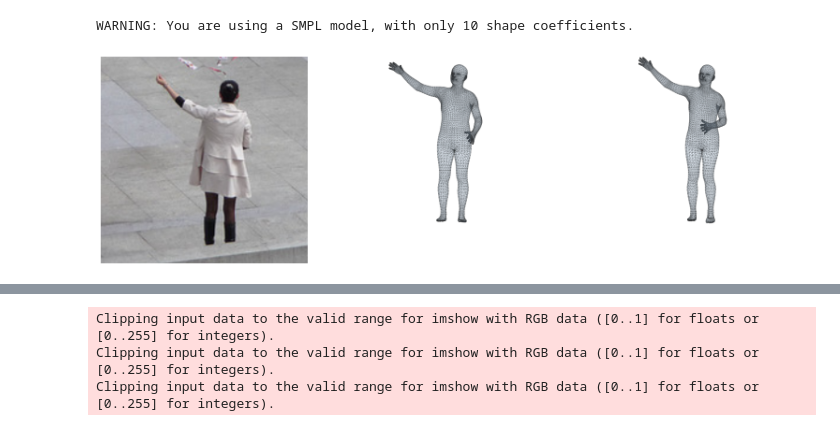
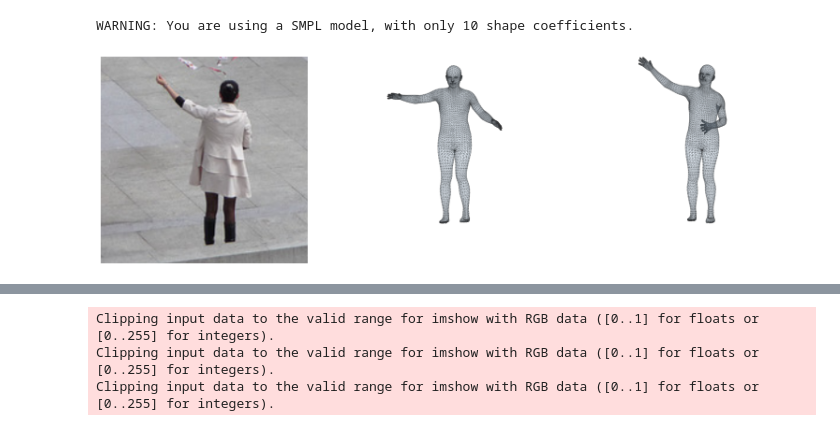
Before and after one commit to sspsk/thesis, a Jupyter notebook: notebooks/projection.ipynb, the cells around one changed output, grey strips where cells are left out. Saved outputs shown, nothing was run; the diff lists cells and outputs as text; code cells hidden in the pictures.

```diff
--- a/notebooks/projection.ipynb
+++ b/notebooks/projection.ipynb
@@ -64,3 +64,6 @@ smpl = get_smpl_model(use_feet_keypoints=True,use_hands=True,extra=True)
 WARNING: You are using a SMPL model, with only 10 shape coefficients.
 # %%
 sample = dataset[10]#11 is the man with the disc
+# %%
+rdir =torch.randn(1,144)
+rdir = rdir/torch.linalg.norm(rdir)
@@ -67,14 +72,16 @@ sample = dataset[10]#11 is the man with the disc
 # %%
-cam,pose,shape = model_hmr(sample['img'].unsqueeze(0))
-pose_mat = rot6d_to_rotmat(pose[-1].reshape(-1,6)).reshape(-1,24,3,3).flatten(2,3)
-output_hmr = smpl(global_orient=pose_mat[:,:1,:],body_pose=pose_mat[:,1:,:],betas=shape[-1],pose2rot=False)
+#cam,pose,shape = model_hmr(sample['img'].unsqueeze(0))
+#pose_mat = rot6d_to_rotmat(pose[-1].reshape(-1,6)).reshape(-1,24,3,3).flatten(2,3)
+#output_hmr = smpl(global_orient=pose_mat[:,:1,:],body_pose=pose_mat[:,1:,:],betas=shape[-1],pose2rot=False)
 #pose,shape,_ = model_prohmr.sample(sample['img'].unsqueeze(0))
 #pose_mat = rot6d_to_rotmat(pose.reshape(-1,6)).reshape(-1,24,3,3).flatten(2,3)
 #output_prohmr1 = smpl(global_orient=pose_mat[:,:1,:],body_pose=pose_mat[:,1:,:],betas=shape,pose2rot=False)
 #
-#pose,shape,_ = model_prohmr.sample(sample['img'].unsqueeze(0))
-#pose_mat = rot6d_to_rotmat(pose.reshape(-1,6)).reshape(-1,24,3,3).flatten(2,3)
-#output_prohmr2 = smpl(global_orient=pose_mat[:,:1,:],body_pose=pose_mat[:,1:,:],betas=shape,pose2rot=False)
+
+z = 21*rdir
+pose,shape,_ = model_prohmr.inference(sample['img'].unsqueeze(0),z=z)
+pose_mat = rot6d_to_rotmat(pose.reshape(-1,6)).reshape(-1,24,3,3).flatten(2,3)
+output_prohmr2 = smpl(global_orient=pose_mat[:,:1,:],body_pose=pose_mat[:,1:,:],betas=shape,pose2rot=False)
 
 pose_gt = sample['pose'].unsqueeze(0).flatten(2,3)
 shape_gt = sample['shape'].unsqueeze(0)
@@ -88,33 +95,33 @@ ax3 = fig.add_axes(133,projection='3d')
 
 mean=torch.tensor([0.485, 0.456, 0.406])
 std=torch.tensor([0.229, 0.224, 0.225])
 img = sample['img']*std.unsqueeze(-1).unsqueeze(-1) + mean.unsqueeze(-1).unsqueeze(-1)
 ax1.imshow(img.permute(1,2,0).numpy())
 ax1.set_axis_off()
 
 ax2 = display_model(
-            {'verts': output_hmr.vertices.cpu().detach(),
-             'joints': output_hmr.joints[0,:24,:].cpu().detach()},
+            {'verts': output_prohmr2.vertices.cpu().detach(),
+             'joints': output_prohmr2.joints[0,:24,:].cpu().detach()},
             model_faces=smpl.faces.astype(int),
             with_joints=False,
             kintree_table=smpl.parents,
             savepath=None,
             show=False,
             ax=ax2,
             alpha=0.1)
 ax2.view_init(elev=-90,azim=-90)
 ax2.set_axis_off()
 
 ax3 = display_model(
             {'verts': output_gt.vertices.cpu().detach(),
              'joints': output_gt.joints[0,:24,:].cpu().detach()},
             model_faces=smpl.faces.astype(int),
             with_joints=False,
             kintree_table=smpl.parents,
             savepath=None,
             show=False,
             ax=ax3)
 ax3.view_init(elev=-90,azim=-90)
 ax3.set_axis_off()
 # %% [output]
-[figure, old version]
+[figure, new version]
```
Also changed, not shown: parts of 3 cells of this notebook, 4 other files.
